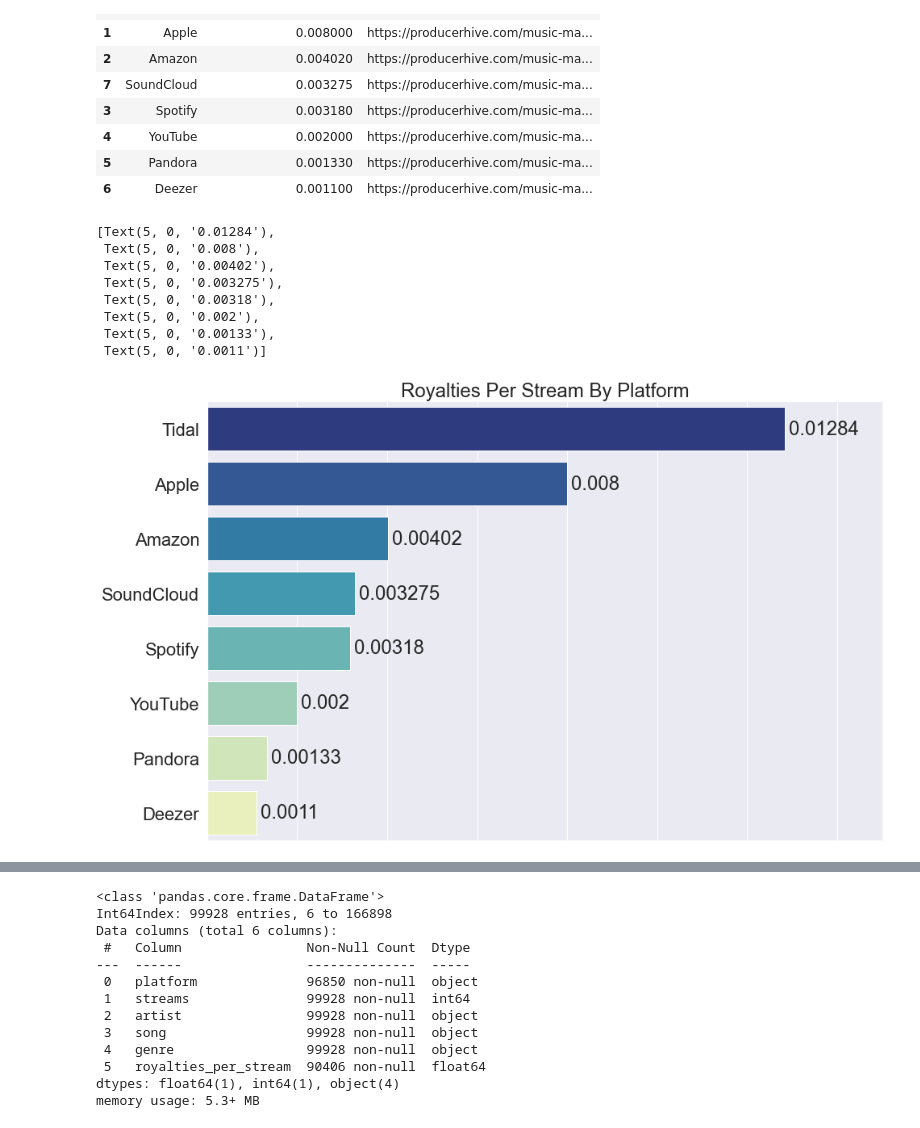
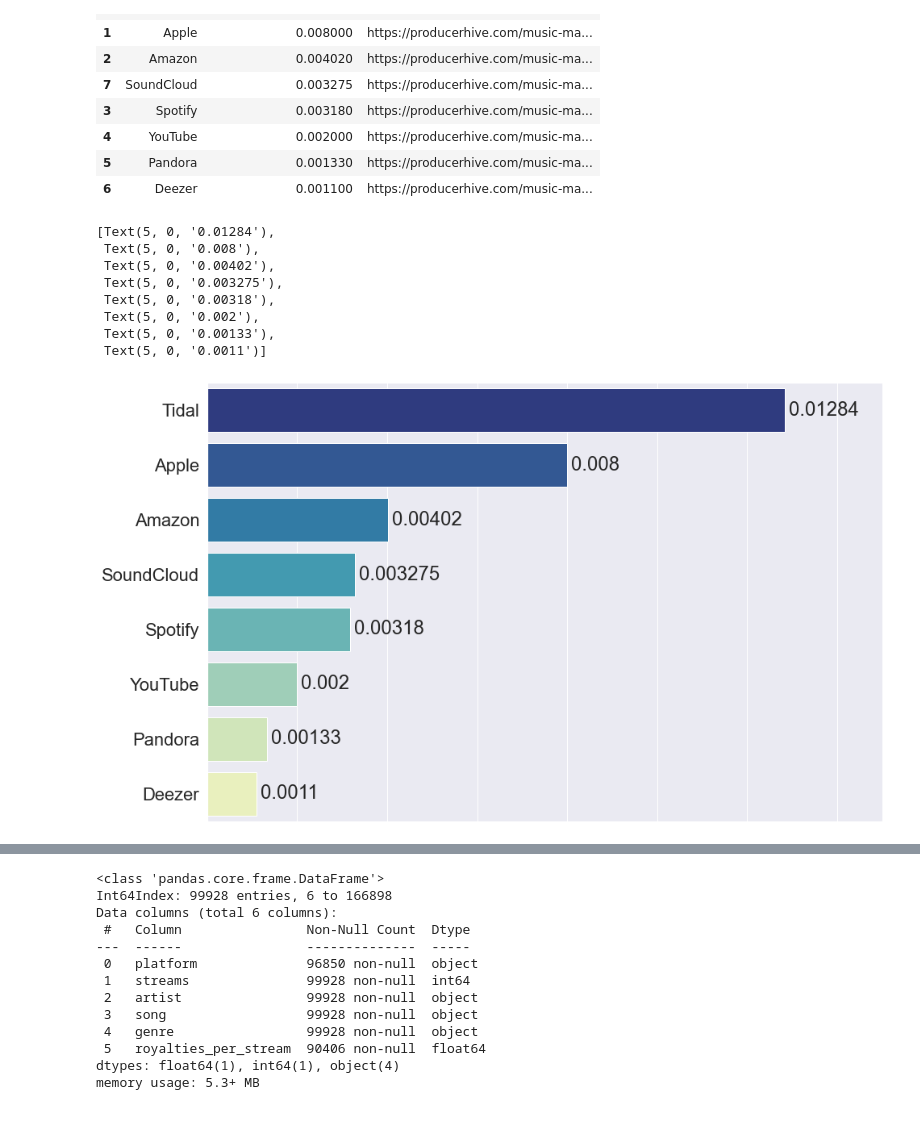
Before and after one commit to NSS-Data-Analytics-Cohort-6/mlc-project-pythons-on-a-plane, a Jupyter notebook: notebooks/mlc_streaming_data.ipynb, the cells around one changed output, grey strips where cells are left out. Cells and saved outputs as stored; diff of their text form; code cells hidden in the pictures.

```diff
--- a/notebooks/mlc_streaming_data.ipynb
+++ b/notebooks/mlc_streaming_data.ipynb
@@ -439,35 +439,35 @@ sns.set(font_scale = 2)
 #royalties by platform visualization
 royalties_g = sns.barplot(x="royalties_per_stream", y="platform", data=royalties,
                  palette="YlGnBu_r")
 
 #make plot bigger so value labels don't run off graph
 #https://www.geeksforgeeks.org/matplotlib-axes-axes-set_xlim-in-python/
 royalties_g.set_xlim(0, 0.015)
 
 #add chart title
-royalties_g.set_title("Royalties Per Stream By Platform")
+#royalties_g.set_title("Royalties Per Stream By Platform")
 
 #remove x axis label and values
 #https://stackoverflow.com/questions/58476654/how-to-remove-or-hide-x-axis-labels-from-a-seaborn-matplotlib-plot
 royalties_g.set(xlabel=None)
 royalties_g.set(xticklabels=[])
 
 #remove y axis label
 royalties_g.set(ylabel=None)
 
 #add value labels to each bar
 #https://matplotlib.org/stable/api/_as_gen/matplotlib.axes.Axes.bar_label.html
 royalties_g.bar_label(royalties_g.containers[0], padding=5)
 # %% [output]
 [Text(5, 0, '0.01284'),
  Text(5, 0, '0.008'),
  Text(5, 0, '0.00402'),
  Text(5, 0, '0.003275'),
  Text(5, 0, '0.00318'),
  Text(5, 0, '0.002'),
  Text(5, 0, '0.00133'),
  Text(5, 0, '0.0011')]
-[figure, old version]
+[figure, new version]
 # %%
 #join mlc_and_genres with royalties to combine genre (g) and royalties (r) data
 g_and_r = mlc_and_genres.merge(royalties, left_on="Streaming Platform (DSP)", right_on="platform", how="left")
```
Also changed, not shown: parts of 9 cells of this notebook.
